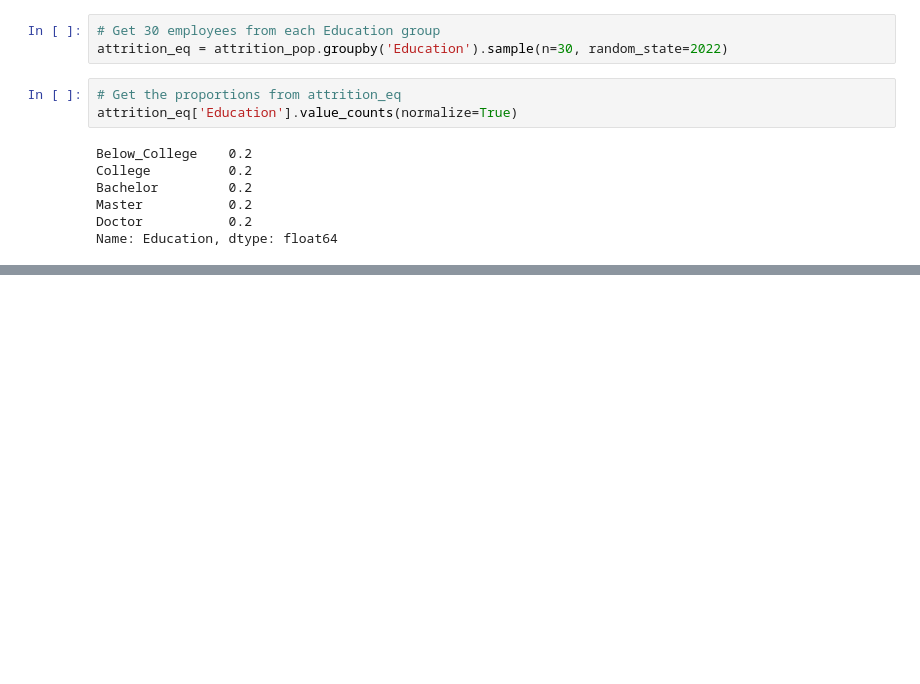
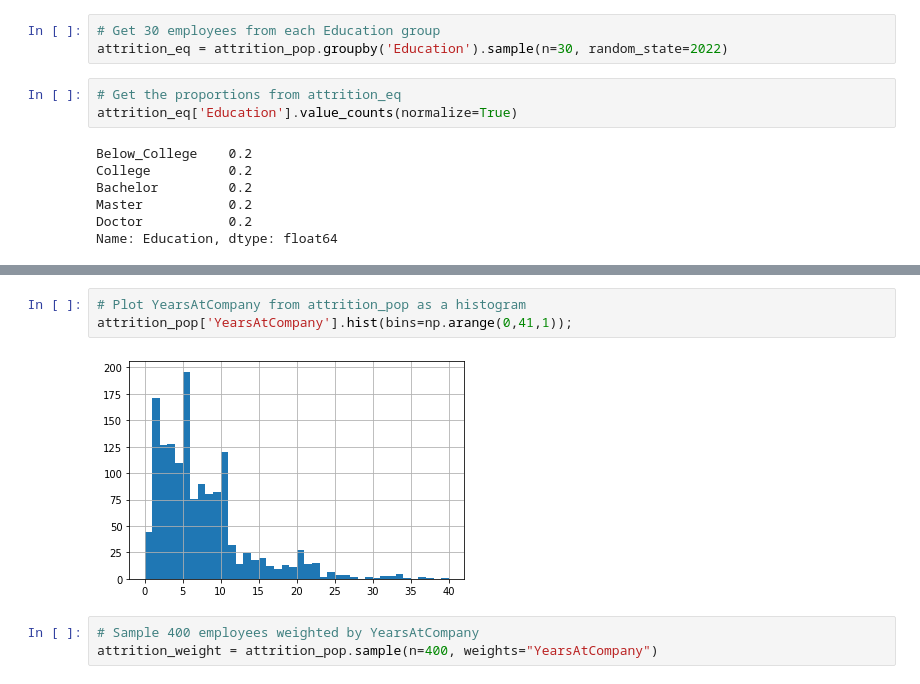
Before and after one commit to Starburned7/data-analytics-projects, a Jupyter notebook: attrition_analysis_sampling.ipynb, the cells around one changed output, grey strips where cells are left out. Saved outputs shown, nothing was run; the diff lists cells and outputs as text; blank space fills up the shorter version.

Commit message:
attrition data analysis

```diff
--- a/attrition_analysis_sampling.ipynb
+++ b/attrition_analysis_sampling.ipynb
@@ -117,0 +122,8 @@ Name: Education, dtype: float64
+# %%
+# Plot YearsAtCompany from attrition_pop as a histogram
+attrition_pop['YearsAtCompany'].hist(bins=np.arange(0,41,1));
+# %% [output]
+[figure, added]
+# %%
+# Sample 400 employees weighted by YearsAtCompany
+attrition_weight = attrition_pop.sample(n=400, weights="YearsAtCompany")
```
Also changed, not shown: parts of 6 cells of this notebook.
